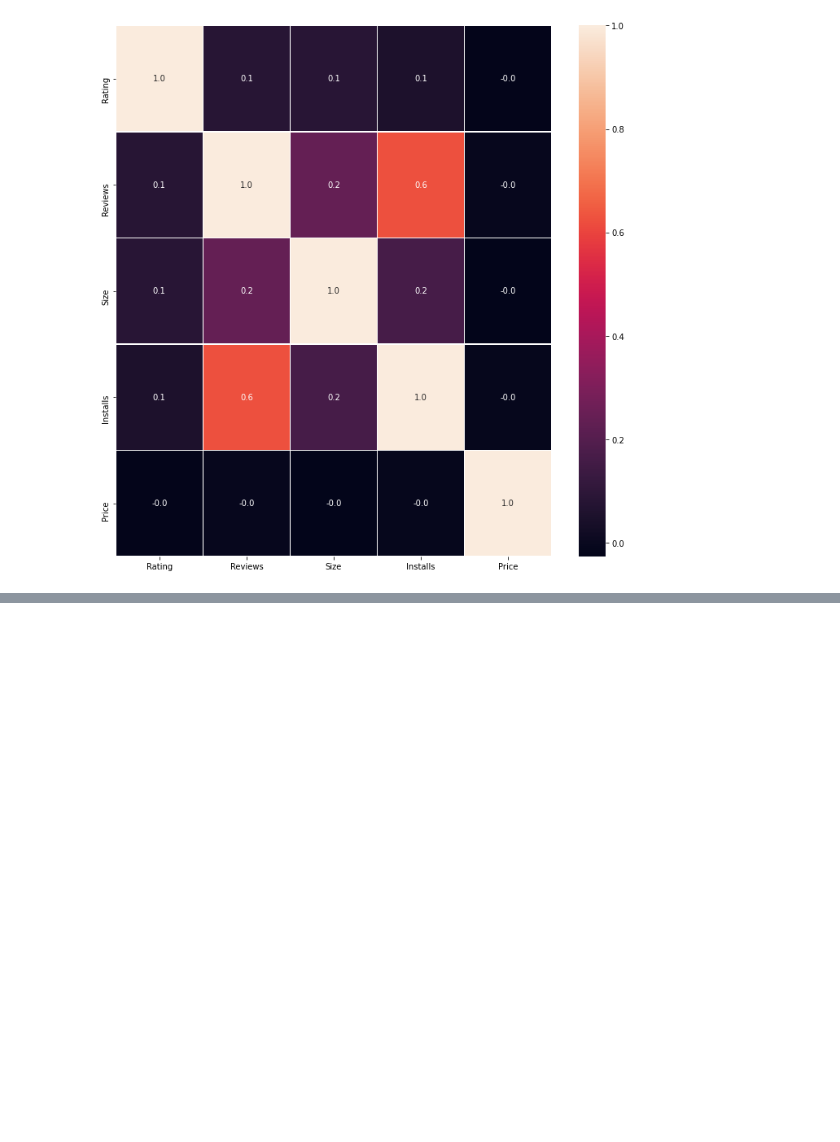
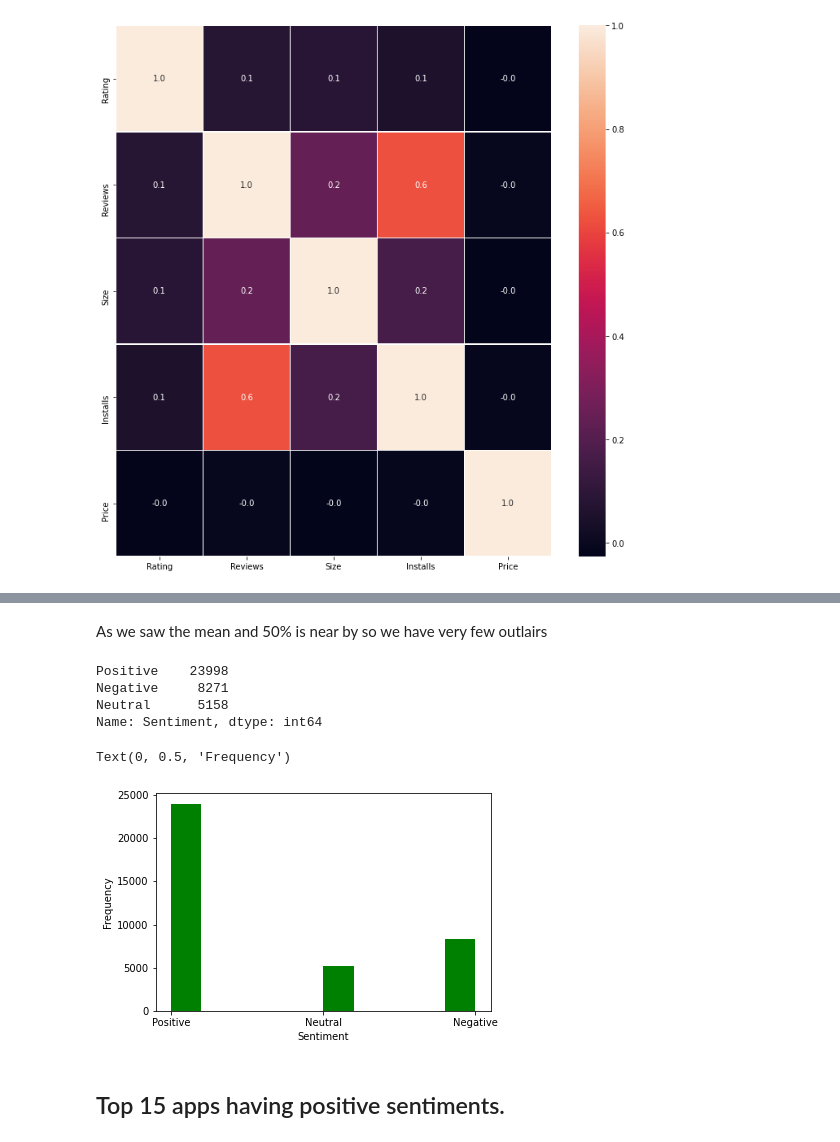
Before and after one commit to Biswajeet1995/playstore-app, a Jupyter notebook: Play_Store_App_Review_Analysis.ipynb, the cells around one changed output, grey strips where cells are left out. Cells and saved outputs as stored; diff of their text form; code cells hidden in the pictures; blank space fills up the shorter version.

```diff
--- a/Play_Store_App_Review_Analysis.ipynb
+++ b/Play_Store_App_Review_Analysis.ipynb
@@ -578,0 +609,2 @@ plt.show()
+# %%
+user_review=pd.read_csv('/content/drive/MyDrive/capstone project/Copy of User Reviews.csv')
@@ -578,0 +637,2 @@ plt.show()
+# %%
+user_review.dropna(inplace=True)
@@ -578,0 +664,17 @@ plt.show()
+# %% [markdown]
+As we saw the mean and 50% is near by so we have very few outlairs
+# %%
+user_review['Sentiment'].value_counts()
+# %% [output]
+Positive    23998
+Negative     8271
+Neutral      5158
+Name: Sentiment, dtype: int64
+# %%
+sentiment1= user_review[~user_review['Sentiment'].isna()]['Sentiment']
+plt.hist(sentiment1.values, color='green')
+plt.xlabel('Sentiment')
+plt.ylabel('Frequency')
+# %% [output]
+Text(0, 0.5, 'Frequency')
+[figure, added]
@@ -578,0 +684,2 @@ plt.show()
+# %% [markdown]
+## Top 15 apps having positive sentiments.
```
Also changed, not shown: parts of 22 cells of this notebook.
